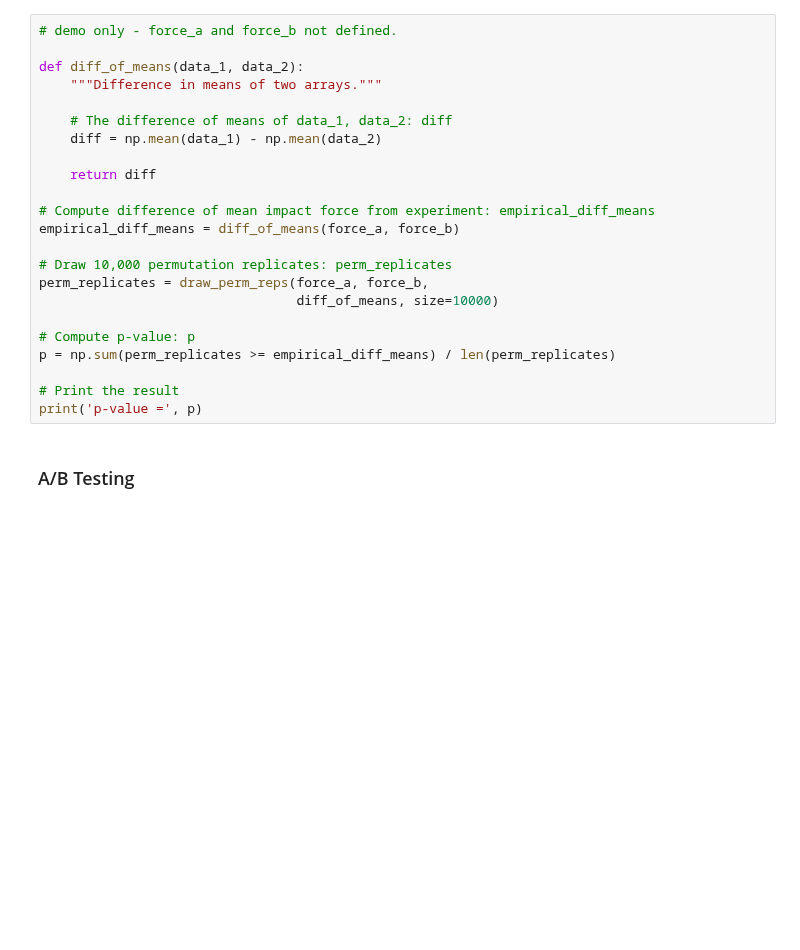
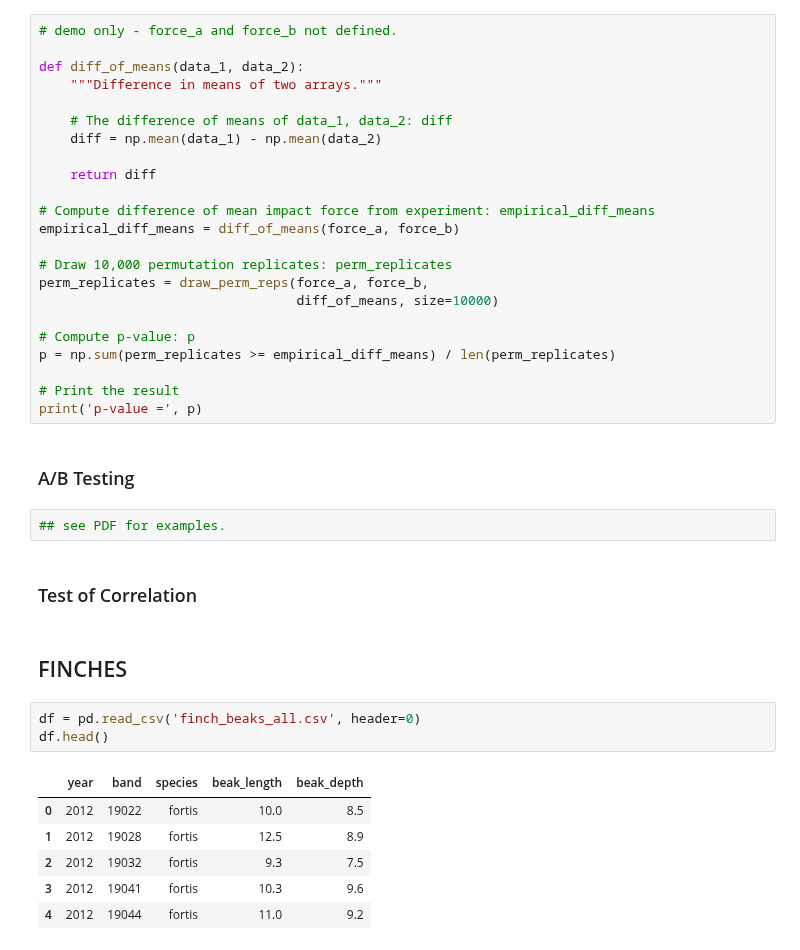
Before and after one commit to afminmax/DC-Data-Scientist-Lessons, a Jupyter notebook: 17-Statistics-with-Python-2/python-stats-2.ipynb, the cells around one changed output. Drawn from its saved outputs; the diff is of its cells as text; blank space fills up the shorter version.

```diff
--- a/17-Statistics-with-Python-2/python-stats-2.ipynb
+++ b/17-Statistics-with-Python-2/python-stats-2.ipynb
@@ -3143,3 +3143,19 @@ p = np.sum(perm_replicates >= empirical_diff_means) / len(perm_replicates)
 print('p-value =', p)
 # %% [markdown]
 ### A/B Testing
+# %%
+## see PDF for examples.
+# %% [markdown]
+### Test of Correlation
+# %% [markdown]
+## FINCHES
+# %%
+df = pd.read_csv('finch_beaks_all.csv', header=0)
+df.head()
+# %% [output]
+|  | year | band | species | beak_length | beak_depth |
+| 0 | 2012 | 19022 | fortis | 10.0 | 8.5 |
+| 1 | 2012 | 19028 | fortis | 12.5 | 8.9 |
+| 2 | 2012 | 19032 | fortis | 9.3 | 7.5 |
+| 3 | 2012 | 19041 | fortis | 10.3 | 9.6 |
+| 4 | 2012 | 19044 | fortis | 11.0 | 9.2 |
```
Also changed, not shown: parts of 19 cells of this notebook.
